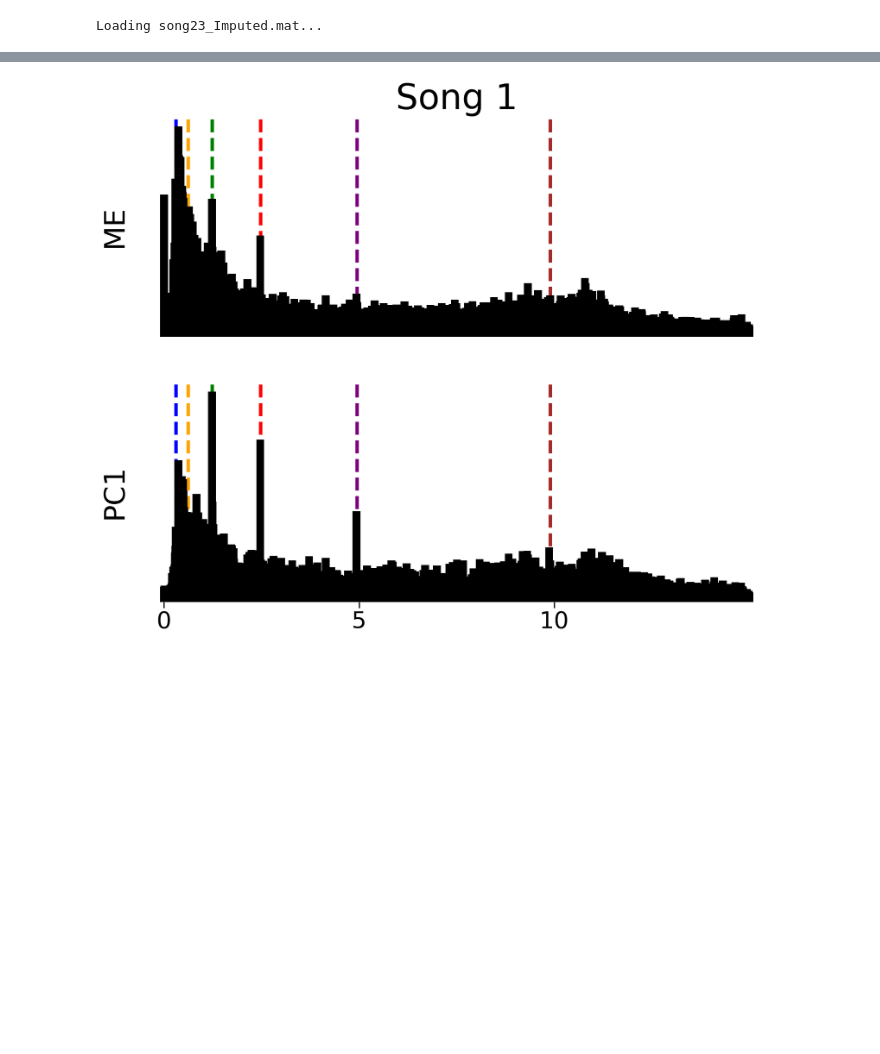
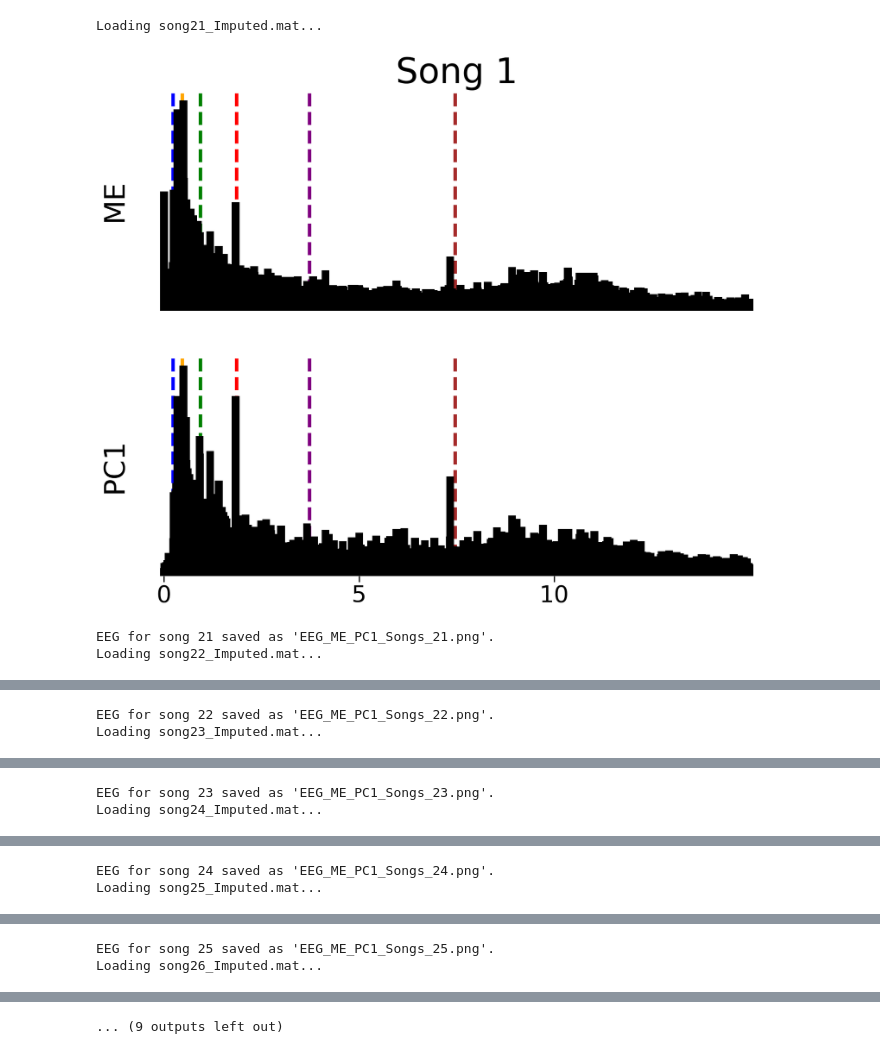
Before and after one commit to boannas/BCC_2024, a Jupyter notebook: Code/code_testing/EEG.ipynb, the cells around one changed output, grey strips where cells are left out. Saved outputs shown, nothing was run; the diff lists cells and outputs as text; code cells hidden in the pictures; blank space fills up the shorter version.

```diff
--- a/Code/code_testing/EEG.ipynb
+++ b/Code/code_testing/EEG.ipynb
@@ -97,19 +114,19 @@ tempoHz = tempo_data['tempoHz'].flatten()
 # %%
-# Initialize list to store trial mean data
-trialMeanData = []
+for i in range(1,11):
+    # Initialize list to store trial mean data
+    trialMeanData = []
 
-currFn = f'song{song_idx}_Imputed.mat'
-print(f'Loading {currFn}...')
-data = sio.loadmat(os.path.join(in_dir, currFn))
-tempX_0 = data[f'data{song_idx}']
+    currFn = f'song{i+20}_Imputed.mat'
+    print(f'Loading {currFn}...')
+    data = sio.loadmat(os.path.join(in_dir, currFn))
+    tempX_0 = data[f'data{i+20}']
 
-# Assuming a custom function medianDCCorrectAllTrialsInStruct exists
-tempX_dc = median_dc_correct_all_trials(tempX_0)
-tempX_epoch = tempX_dc[:, sec_start * fs:(sec_start * fs + epoch_len_samp), :]
-
-# Take mean of data across trials
-trialMeanData.append(np.mean(tempX_epoch, axis=2))
-
-trialMeanData = np.array(trialMeanData)
+    # Assuming a custom function medianDCCorrectAllTrialsInStruct exists
+    tempX_dc = median_dc_correct_all_trials(tempX_0)
+    tempX_epoch = tempX_dc[:, sec_start * fs:(sec_start * fs + epoch_len_samp), :]
+    plot_combined_frequency_domain(tempX_epoch, fs,tempoHz[i-1], song_idx=20+i)
 # %% [output]
-Loading song23_Imputed.mat...
+Loading song21_Imputed.mat...
+[figure, added]
+EEG for song 21 saved as 'EEG_ME_PC1_Songs_21.png'.
+Loading song22_Imputed.mat...
@@ -115,0 +134,2 @@ Loading song23_Imputed.mat...
+EEG for song 22 saved as 'EEG_ME_PC1_Songs_22.png'.
+Loading song23_Imputed.mat...
@@ -115,0 +137,2 @@ Loading song23_Imputed.mat...
+EEG for song 23 saved as 'EEG_ME_PC1_Songs_23.png'.
+Loading song24_Imputed.mat...
@@ -115,0 +140,2 @@ Loading song23_Imputed.mat...
+EEG for song 24 saved as 'EEG_ME_PC1_Songs_24.png'.
+Loading song25_Imputed.mat...
@@ -115,0 +143,2 @@ Loading song23_Imputed.mat...
+EEG for song 25 saved as 'EEG_ME_PC1_Songs_25.png'.
+Loading song26_Imputed.mat...
@@ -116,4 +146 @@ Loading song23_Imputed.mat...
+... (9 outputs left out)
-# %%
-plot_combined_frequency_domain(tempX_epoch, fs,tempoHz[2], song_idx=song_idx)
-# %% [output]
-[figure, removed]
```
Also changed, not shown: parts of 6 cells of this notebook, 25 other files.
